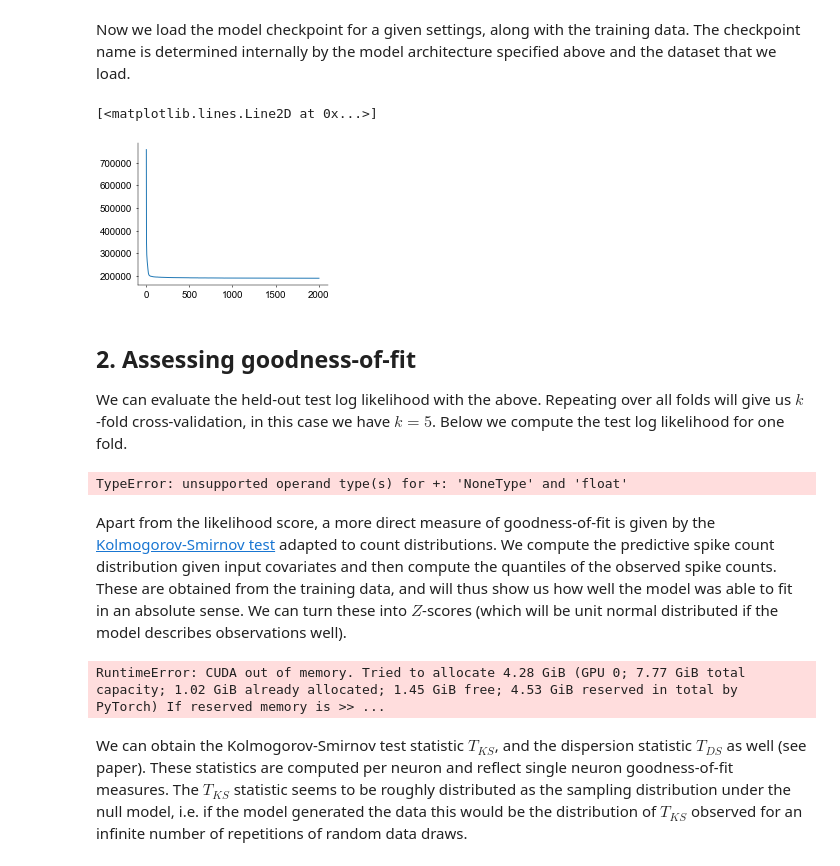
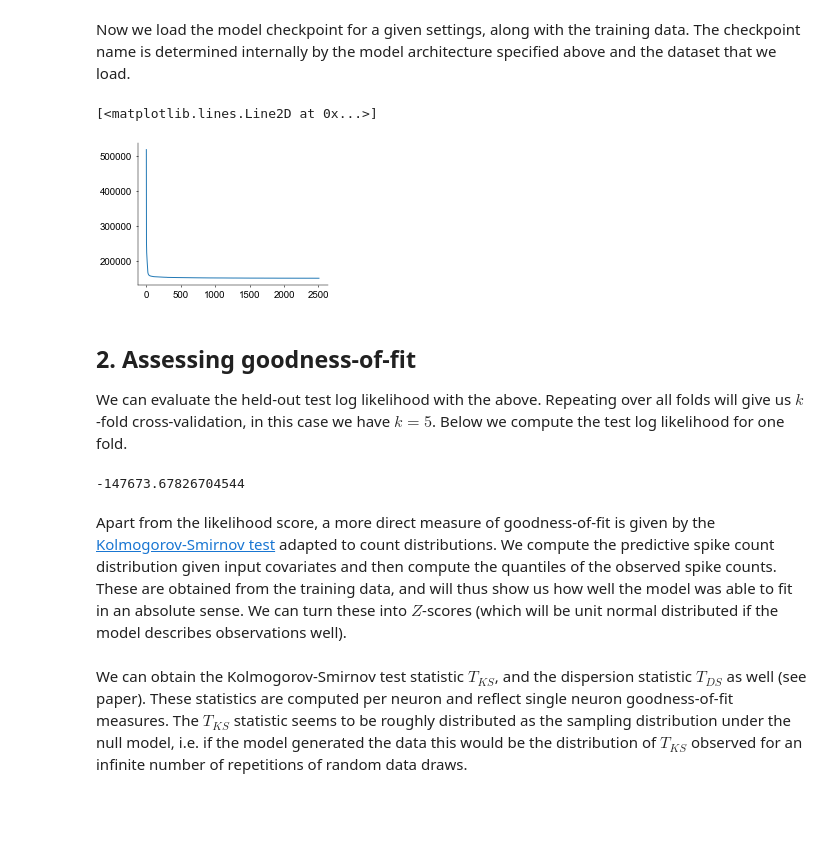
Before and after one commit to davindicode/UCM-interpret, a Jupyter notebook: example/notebook.ipynb, the cells around one changed output. Drawn from its saved outputs; the diff is of its cells as text; code cells hidden in the pictures; blank space fills up the shorter version.

```diff
--- a/example/notebook.ipynb
+++ b/example/notebook.ipynb
@@ -74,13 +67,14 @@ Here we specify the dataset used for training and the model architecture hyperpa
 # %%
-for mouse_id in mice_sessions.keys():
-    for session_id in mice_sessions[mouse_id]:
-        for subset in ['hdc']:
-            phase='wake'
-            bin_size=160
-            single_spikes = False
-            dataset_dict = HDC.get_dataset(mouse_id, session_id, phase, subset, bin_size,
-                                               single_spikes, path='/scratches/ramanujan_2/vn283/HDC_PartIII/preprocessed/')
+mice_sessions = {'Mouse12': ['120806']}
+mouse_id = 'Mouse12'
+session_id = '120806'
+subset = 'hdc'
+phase = 'wake'
+bin_size = 160
+single_spikes = False
+data_dir = '/scratches/ramanujan_2/vn283/HDC_PartIII/preprocessed/'
 
-            print(np.max(dataset_dict['spiketrains']))
+dataset_dict = HDC.get_dataset(mouse_id, session_id, phase, subset, bin_size,
+                                    single_spikes, path=data_dir)
 # %% [output]
 units:  85  hdc units:  22
@@ -174,19 +82,38 @@ dataset_dict['covariates']
 Now we load the model checkpoint for a given settings, along with the training data. The checkpoint name is determined internally by the model architecture specified above and the dataset that we load.
 # %%
 checkpoint_dir = '/scratches/ramanujan_2/vn283/HDC_PartIII/checkpoint/'
-cv_run = -1  # test set is last 1/5 of dataset time series
+cv_run = 0  # test set is last 1/5 of dataset time series
 delay = 0
-batch_size = 5000  # size of time segments of each batch in dataset below
+batch_size = 500  # size of time segments of each batch in dataset below
+
+model_dict = {
+                'seed': 123,
+                'll_mode': 'U-ec-3',  # stands for universal count model with exponential-quadratic expansion and C = 3
+                'filt_mode': '',  # GLM couplings
+                'map_mode': 'svgp-64',  # a sparse variational GP mapping with 64 inducing points
+                'x_mode': 'hd-omega-speed-x-y-time',  # observed covariates (behaviour)
+                'z_mode': '',  # latent covariates
+                'hist_len': 0,
+                'folds': 5,
+                'delays': [0],
+                'neurons': dataset_dict['neurons'],
+                'max_count': dataset_dict['max_count'],
+                'bin_size': dataset_dict['bin_size'],
+                'tbin': dataset_dict['tbin'],
+                'model_name': dataset_dict['name'],
+                'tensor_type': torch.float,
+                'jitter': 1e-5,
+            }
 
 # model and train/test split based on which validation fold is given by cv_run
 modelfit, training_results, fit_set, validation_set = lib.models.load_model(
     checkpoint_dir, model_dict, dataset_dict, HDC.enc_used,
     delay, cv_run, batch_size, gpu_dev
 )
 plt.plot(training_results['training_loss'])
 # %% [output]
 [<matplotlib.lines.Line2D at 0x...>]
-[figure, old version]
+[figure, new version]
 # %% [markdown]
 <a id='assess'></a>
 ## 2. Assessing goodness-of-fit
@@ -194,27 +121,16 @@ plt.plot(training_results['training_loss'])
 We can evaluate the held-out test log likelihood with the above. Repeating over all folds will give us $k$-fold cross-validation, in this case we have $k=5$. Below we compute the test log likelihood for one fold.
 # %%
 # LL
-train = validation_set[1]
-ts = train+1.
-
 ll = lib.helper.RG_pred_ll(
     modelfit, fit_set, neuron_group=None, ll_mode='MC',
     ll_samples=1, cov_samples=1, beta=0.0
 )
 print(ll)
 # %% [output]
-TypeError: unsupported operand type(s) for +: 'NoneType' and 'float'
+-147673.67826704544
 # %% [markdown]
 Apart from the likelihood score, a more direct measure of goodness-of-fit is given by the [Kolmogorov-Smirnov test](https://en.wikipedia.org/wiki/Kolmogorov%E2%80%93Smirnov_test) adapted to count distributions. We compute the predictive spike count distribution given input covariates and then compute the quantiles of the observed spike counts. These are obtained from the training data, and will thus show us how well the model was able to fit in an absolute sense. We can turn these into $Z$-scores (which will be unit normal distributed if the model describes observations well).
 # %%
-#rcov, units_used, tbin, resamples, rc_t, max_count, bin_size, metainfo, data_name = dataset_tuple
-
-# 2D search, so there will be steps**2 = 10000 covariate vector inputs
-rcov = np.empty((0, dataset_dict['covariates']['hd'].shape[0]))
-
-for cov in ['hd', 'omega', 'speed', 'x', 'y', 'time']:
-    rcov = np.concatenate((rcov, dataset_dict['covariates'][cov][None, :]), axis=0)
-
 units_used = dataset_dict['neurons']
 
 # quantiles, Z scores
@@ -239,8 +155,6 @@ for n in range(units_used):
 
 q = np.array(q)  # quantiles of shape (neurons, timesteps)
 Z = np.array(Z)  # Z scores of shape (neurons, timesteps)
-# %% [output]
-RuntimeError: CUDA out of memory. Tried to allocate 4.28 GiB (GPU 0; 7.77 GiB total capacity; 1.02 GiB already allocated; 1.45 GiB free; 4.53 GiB reserved in total by PyTorch) If reserved memory is >> ...
 # %% [markdown]
 We can obtain the Kolmogorov-Smirnov test statistic $T_{KS}$, and the dispersion statistic $T_{DS}$ as well (see paper). These statistics are computed per neuron and reflect single neuron goodness-of-fit measures. The $T_{KS}$ statistic seems to be roughly distributed as the sampling distribution under the null model, i.e. if the model generated the data this would be the distribution of $T_{KS}$ observed for an infinite number of repetitions of random data draws.
 # %%
```
Also changed, not shown: parts of 21 cells of this notebook, 1 other file.
